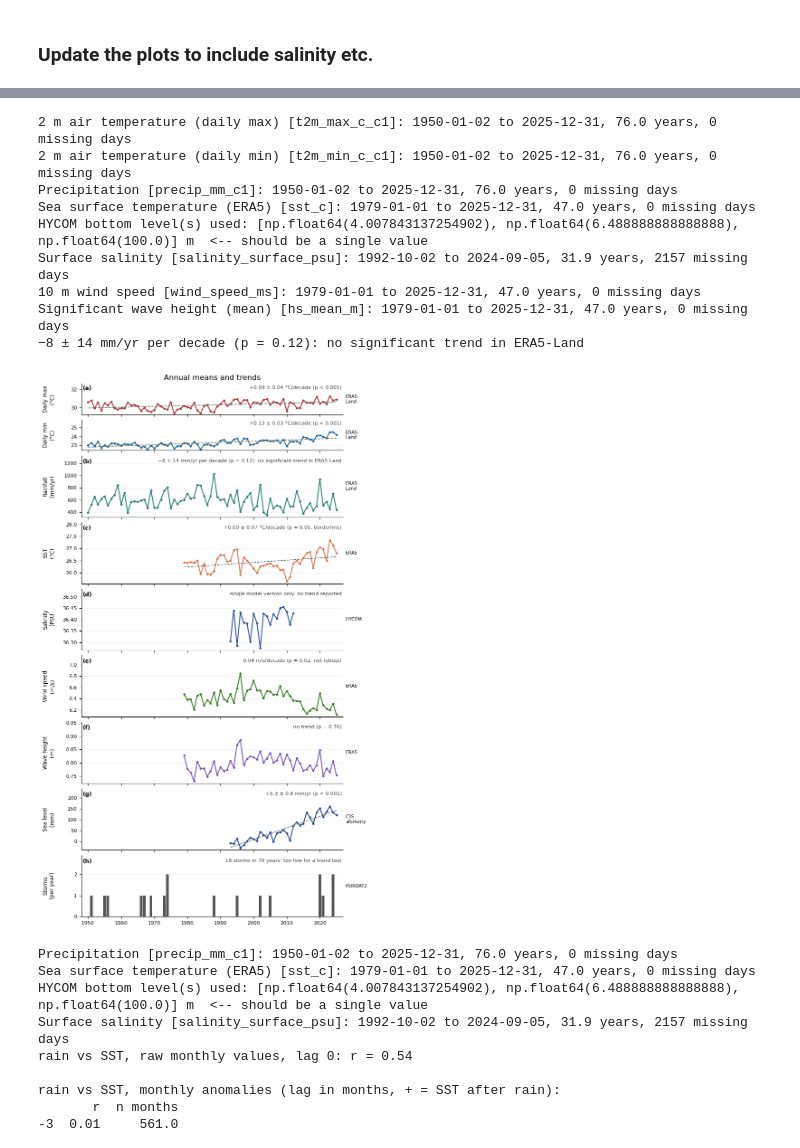
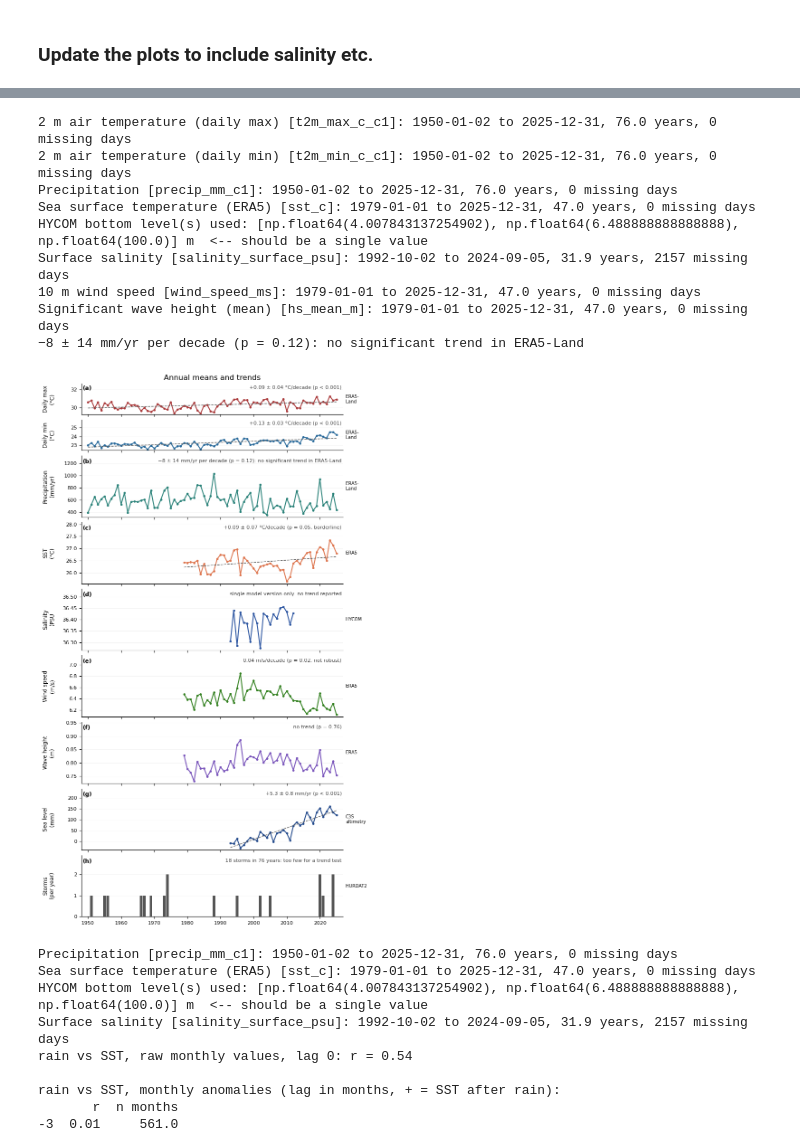
Before and after one commit to florisytzen5/MDP, a Jupyter notebook: Climatology/Baseline/Clima_Baseline.ipynb, the cells around one changed output, grey strips where cells are left out. Saved outputs shown, nothing was run; the diff lists cells and outputs as text; code cells hidden in the pictures.

```diff
--- a/Climatology/Baseline/Clima_Baseline.ipynb
+++ b/Climatology/Baseline/Clima_Baseline.ipynb
@@ -1573,7 +1573,7 @@ ax[0].set_ylabel('Air temp.\n(°C)')
 ax[0].legend(loc='lower center', ncol=2, frameon=False, fontsize=8)
 
 ax[1].bar(m, rain_month.values, color=COLORS['rain'], width=0.7)
-ax[1].set_ylabel('Rainfall\n(mm/month)')
+ax[1].set_ylabel('Precipitation\n(mm/month)')
 
 band(ax[2], sst, COLORS['sst'], 'SST');   ax[2].set_ylabel('SST\n(°C)')
 band(ax[3], sal, COLORS['sal'], 'salinity'); ax[3].set_ylabel('Salinity\n(PSU)')
@@ -1666,7 +1666,7 @@ print(rain_txt)
 PANELS = [
     (annual(tmax), COLORS['tmax'], 'Daily max\n(°C)',             '+0.09 ± 0.04 °C/decade (p < 0.001)', True),
     (annual(tmin), COLORS['tmin'], 'Daily min\n(°C)',             '+0.13 ± 0.03 °C/decade (p < 0.001)', True),
-    (rain_ann,     COLORS['rain'], 'Rainfall\n(mm/yr)',            rain_txt, False),
+    (rain_ann,     COLORS['rain'], 'Precipitation\n(mm/yr)',            rain_txt, False),
     (annual(sst),  COLORS['sst'],  'SST\n(°C)',                    '+0.09 ± 0.07 °C/decade (p = 0.05, borderline)', True),
     (annual(sal),  COLORS['sal'],  'Salinity\n(PSU',   'single model version only: no trend reported', False),
     (annual(wind), COLORS['wind'], 'Wind speed\n(m/s)',            '−0.04 m/s/decade (p = 0.02; not robust)', False),
@@ -1702,34 +1702,34 @@ for i, a in enumerate(ax):
     a.set_axisbelow(True)
     a.spines[['top', 'right']].set_visible(False)
     a.yaxis.set_label_coords(-0.1, 0.5)
     a.tick_params(labelsize=8)
     a.yaxis.label.set_size(8.5)
     a.text(0.005, 0.95, LETTERS[i], transform=a.transAxes,
            ha='left', va='top', fontsize=9, fontweight='bold')
 ax[-1].set_xlim(1948, 2027)
 ax[0].set_title('Annual means and trends',
                  fontsize=12, loc='center')
 
 # data source of each panel, shown small to the right of each panel
 SOURCES = ['ERA5-\nLand', 'ERA5-\nLand', 'ERA5-\nLand', 'ERA5', 'HYCOM', 'ERA5', 'ERA5', 'C3S\naltimetry', 'HURDAT2']
 for a, src in zip(ax, SOURCES):
     a.text(1.01, 0.5, src, transform=a.transAxes,
            ha='left', va='center', fontsize=7, color='black', linespacing=1.1)
 
 plt.tight_layout(h_pad=0.4)
 fig.savefig(SL_DIR + '../fig2_annual_trends.png', dpi=300, bbox_inches='tight')
 plt.show()
 # %% [output]
 2 m air temperature (daily max) [t2m_max_c_c1]: 1950-01-02 to 2025-12-31, 76.0 years, 0 missing days
 2 m air temperature (daily min) [t2m_min_c_c1]: 1950-01-02 to 2025-12-31, 76.0 years, 0 missing days
 Precipitation [precip_mm_c1]: 1950-01-02 to 2025-12-31, 76.0 years, 0 missing days
 Sea surface temperature (ERA5) [sst_c]: 1979-01-01 to 2025-12-31, 47.0 years, 0 missing days
 HYCOM bottom level(s) used: [np.float64(4.007843137254902), np.float64(6.488888888888888), np.float64(100.0)] m  <-- should be a single value
 Surface salinity [salinity_surface_psu]: 1992-10-02 to 2024-09-05, 31.9 years, 2157 missing days
 10 m wind speed [wind_speed_ms]: 1979-01-01 to 2025-12-31, 47.0 years, 0 missing days
 Significant wave height (mean) [hs_mean_m]: 1979-01-01 to 2025-12-31, 47.0 years, 0 missing days
 −8 ± 14 mm/yr per decade (p = 0.12): no significant trend in ERA5-Land
-[figure, old version]
+[figure, new version]
 # %%
 rain, _ = load_series('precip_mm', 'c1')
 sst, _  = load_series('sst_c')
```
Also changed, not shown: parts of 1 cell of this notebook, 3 other files.
